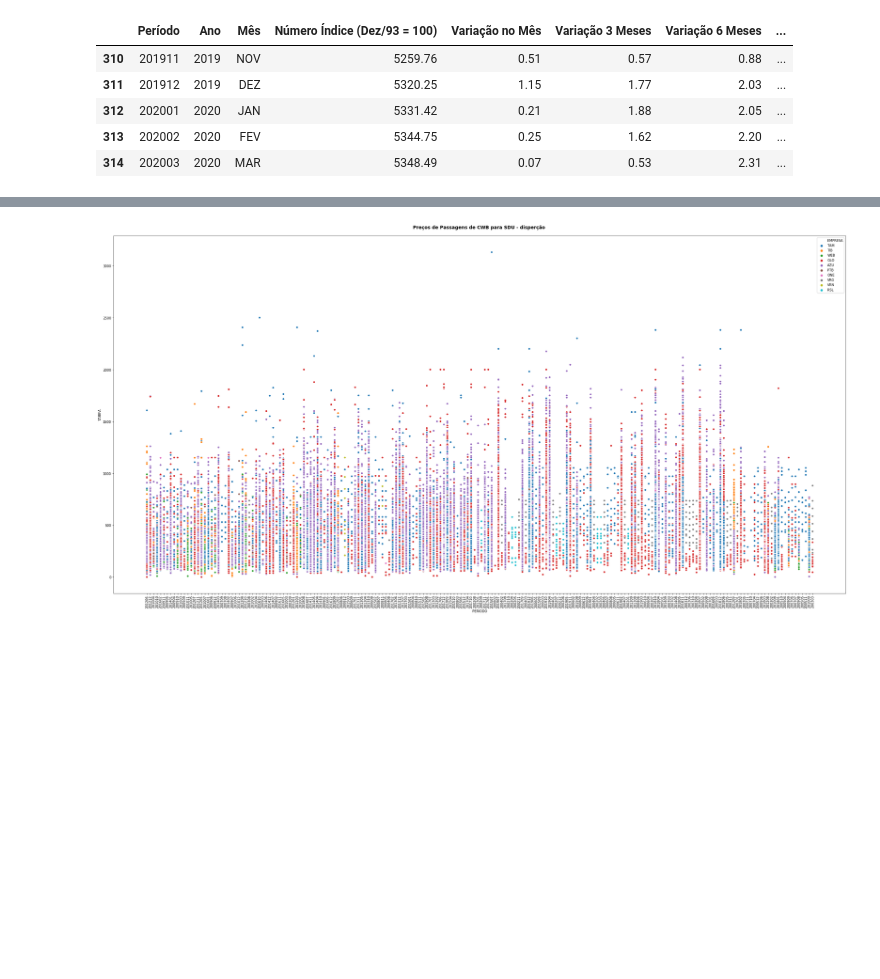
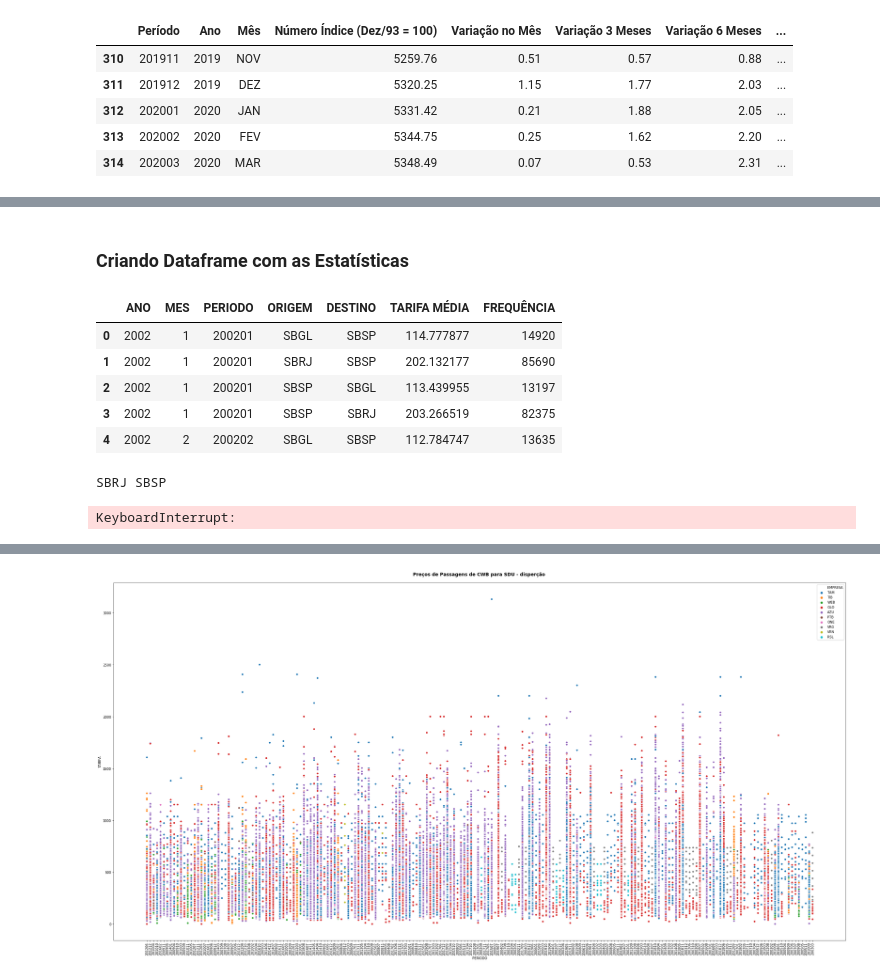
Before and after one commit to fredericohorst/anac-tarifas-aereas, a Jupyter notebook: tarifas_aereas.ipynb, the cells around one changed output, grey strips where cells are left out. Cells and saved outputs as stored; diff of their text form; code cells hidden in the pictures; blank space fills up the shorter version.

```diff
--- a/tarifas_aereas.ipynb
+++ b/tarifas_aereas.ipynb
@@ -85,0 +93,23 @@ print(type(tarifas_df['PERIODO']))
+# %% [markdown]
+### Criando Dataframe com as Estatísticas
+# %%
+
+tarifas_count = tarifas_df.copy()
+tarifas_count = tarifas_count.groupby(['ANO','MES','PERIODO','ORIGEM','DESTINO']).count().reset_index()
+tarifas_count = tarifas_count[['ANO','MES','PERIODO','ORIGEM','DESTINO','TARIFA']]
+tarifas_count.columns = ['ANO','MES','PERIODO','ORIGEM','DESTINO','FREQUÊNCIA']
+
+tarifas_sts = tarifas_df.copy()
+tarifas_sts = tarifas_sts.groupby(['ANO','MES','PERIODO','ORIGEM','DESTINO']).mean().reset_index()
+tarifas_sts = tarifas_sts[['ANO','MES','PERIODO','ORIGEM','DESTINO','TARIFA']]
+tarifas_sts.columns = ['ANO','MES','PERIODO','ORIGEM','DESTINO','TARIFA MÉDIA']
+tarifas_sts = pd.merge(tarifas_sts,tarifas_count, how = 'left', on = ['ANO','MES','PERIODO','ORIGEM','DESTINO'])
+tarifas_count = None
+tarifas_sts.head()
+# %% [output]
+|  | ANO | MES | PERIODO | ORIGEM | DESTINO | TARIFA MÉDIA | FREQUÊNCIA |
+| 0 | 2002 | 1 | 200201 | SBGL | SBSP | 114.777877 | 14920 |
+| 1 | 2002 | 1 | 200201 | SBRJ | SBSP | 202.132177 | 85690 |
+| 2 | 2002 | 1 | 200201 | SBSP | SBGL | 113.439955 | 13197 |
+| 3 | 2002 | 1 | 200201 | SBSP | SBRJ | 203.266519 | 82375 |
+| 4 | 2002 | 2 | 200202 | SBGL | SBSP | 112.784747 | 13635 |
@@ -85,0 +121,19 @@ print(type(tarifas_df['PERIODO']))
+# %%
+for origem in origens:
+    for destino in destinos:
+        print(origem, destino)
+        try:
+            df = tarifas_df[tarifas_df['ORIGEM'] == origem].copy()
+            df = df[df['DESTINO'] == destino]
+            ic_tarifa_media = sts.draw_bs_reps(df.TARIFA, np.mean, size = 100)
+            tarifa_media_percentil_025.append(ic_tarifa_media, 2.5)
+            tarifa_media_percentil_975.append(ic_tarifa_media, 97.5)
+            tarifa_media_percentil_500.append(ic_tarifa_media, 50) # mediana
+            df = None
+            print('ok')
+        except Exception as erro:
+            print('ERRO: ')
+            print(erro)
+# %% [output]
+SBRJ SBSP
+KeyboardInterrupt:
```
Also changed, not shown: parts of 17 cells of this notebook, 2 other files.
